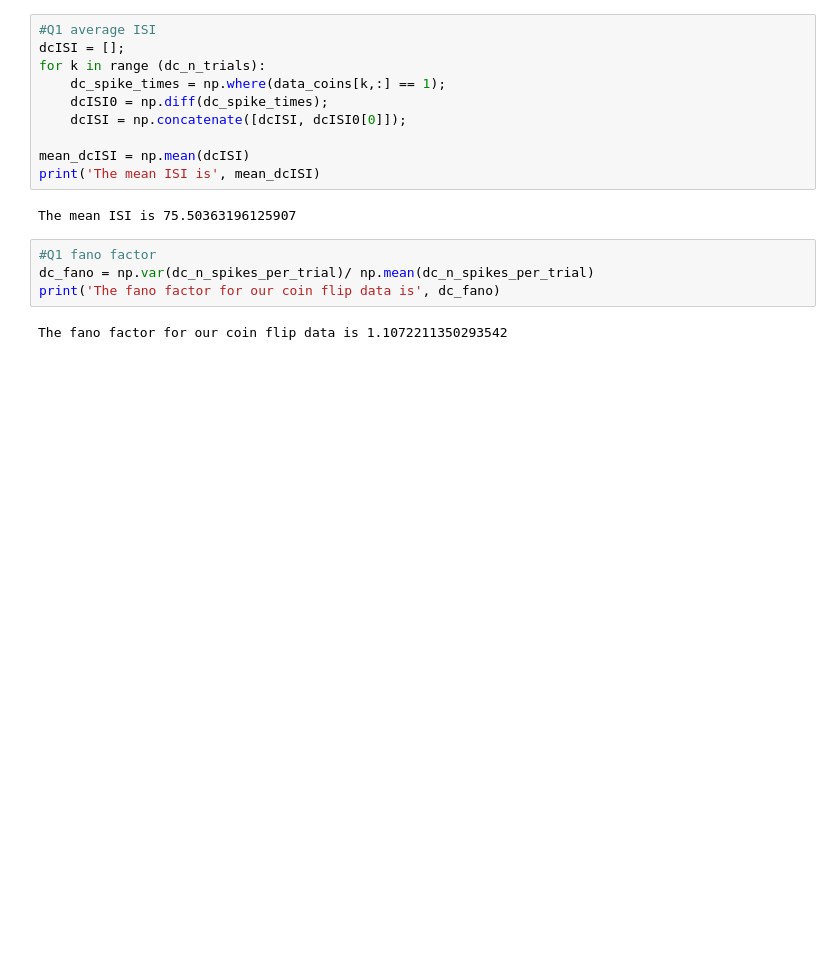
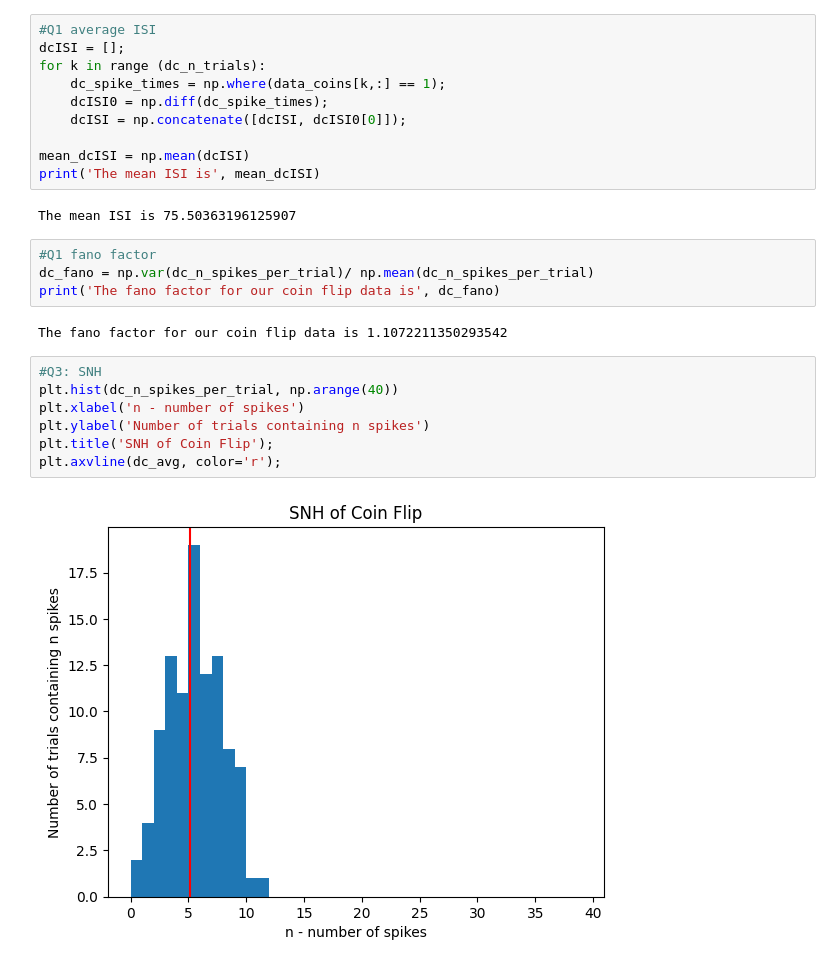
Before and after one commit to witchofizalith/MA665_HW, a Jupyter notebook: topic4/challenges.ipynb, the cells around one changed output. Drawn from its saved outputs; the diff is of its cells as text; blank space fills up the shorter version.

```diff
--- a/topic4/challenges.ipynb
+++ b/topic4/challenges.ipynb
@@ -247,3 +247,12 @@ dc_fano = np.var(dc_n_spikes_per_trial)/ np.mean(dc_n_spikes_per_trial)
 print('The fano factor for our coin flip data is', dc_fano)
 # %% [output]
 The fano factor for our coin flip data is 1.1072211350293542
+# %%
+#Q3: SNH
+plt.hist(dc_n_spikes_per_trial, np.arange(40))
+plt.xlabel('n - number of spikes')
+plt.ylabel('Number of trials containing n spikes')
+plt.title('SNH of Coin Flip');
+plt.axvline(dc_avg, color='r');
+# %% [output]
+[figure, added]
```
Also changed, not shown: parts of 3 cells of this notebook, 2 other files.
